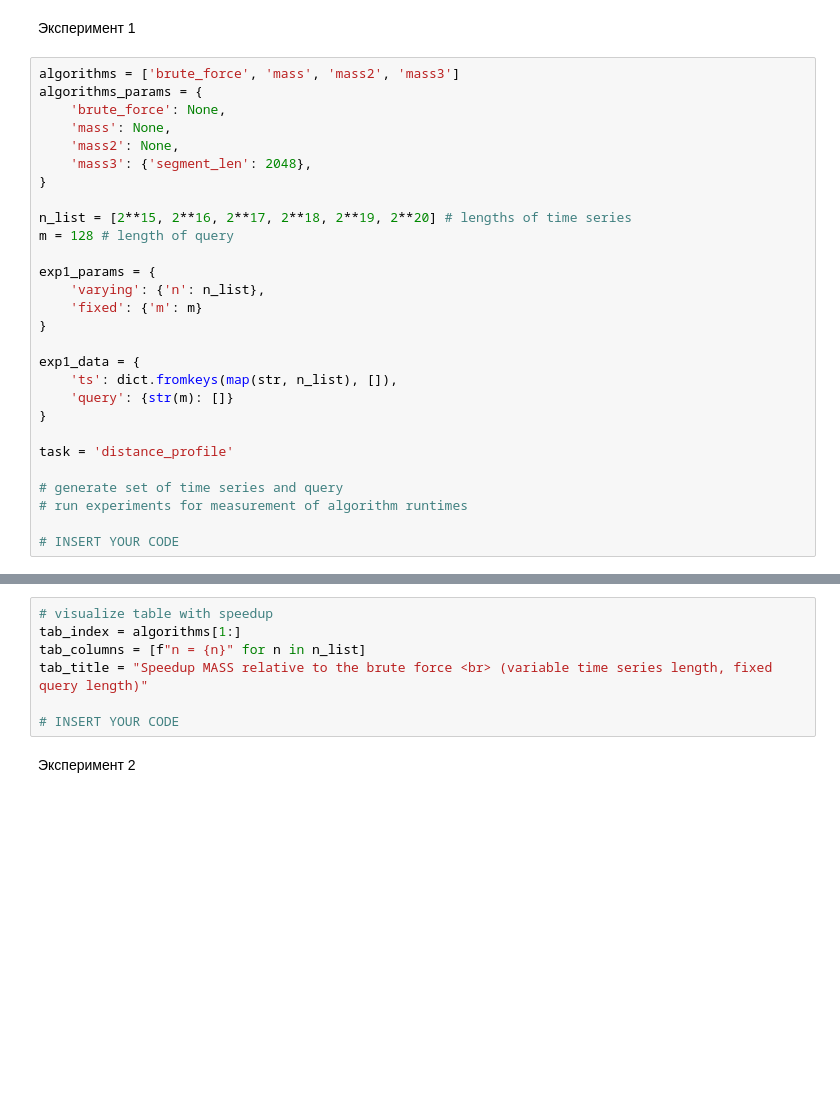
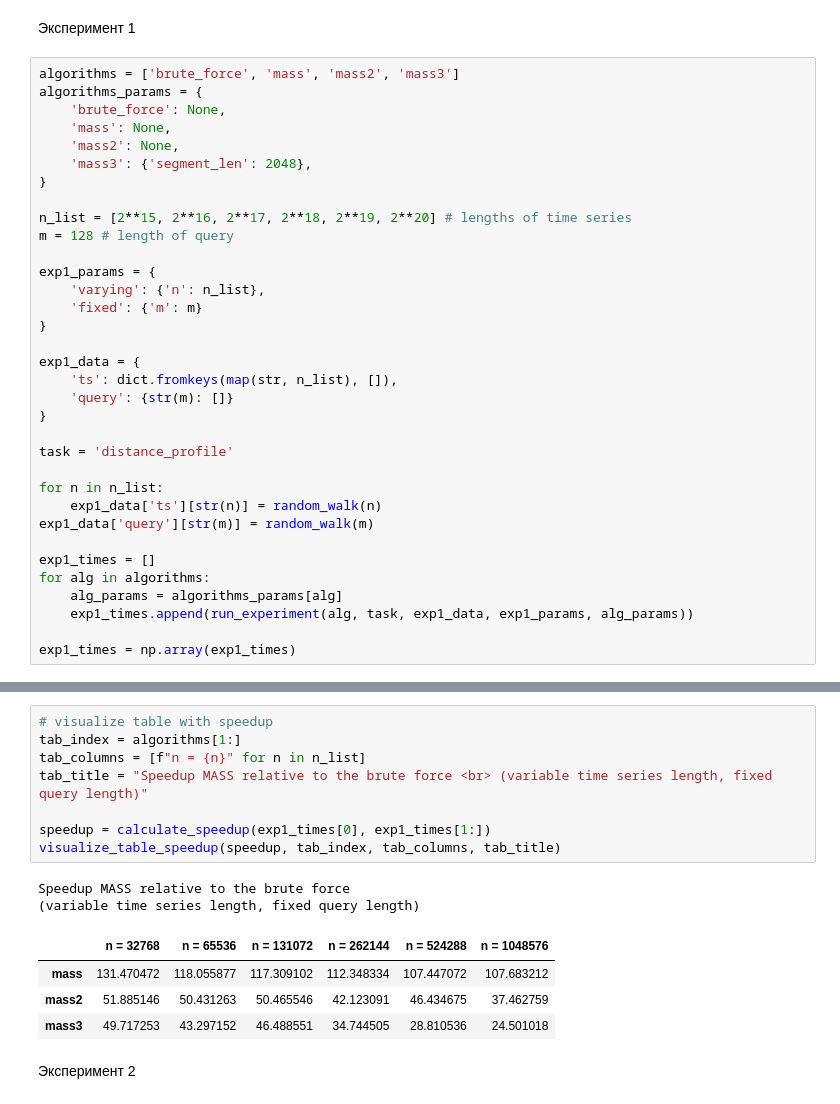
Before and after one commit to SconeScone/2026_Belonogova_TimeSeriesCourse, a Jupyter notebook: practice/02 Similarity search/02 Similarity search.ipynb, the cells around one changed output, grey strips where cells are left out. Drawn from its saved outputs; the diff is of its cells as text; blank space fills up the shorter version.

```diff
--- a/practice/02 Similarity search/02 Similarity search.ipynb
+++ b/practice/02 Similarity search/02 Similarity search.ipynb
@@ -155,7 +184,13 @@ exp1_data = {
 
 task = 'distance_profile'
 
-# generate set of time series and query
-# run experiments for measurement of algorithm runtimes
+for n in n_list:
+    exp1_data['ts'][str(n)] = random_walk(n)
+exp1_data['query'][str(m)] = random_walk(m)
 
-# INSERT YOUR CODE
+exp1_times = []
+for alg in algorithms:
+    alg_params = algorithms_params[alg]
+    exp1_times.append(run_experiment(alg, task, exp1_data, exp1_params, alg_params))
+
+exp1_times = np.array(exp1_times)
@@ -167,10 +202,18 @@ comparison_param = np.array(algorithms)
 # %%
 # visualize table with speedup
 tab_index = algorithms[1:]
 tab_columns = [f"n = {n}" for n in n_list]
 tab_title = "Speedup MASS relative to the brute force <br> (variable time series length, fixed query length)"
 
-# INSERT YOUR CODE
+speedup = calculate_speedup(exp1_times[0], exp1_times[1:])
+visualize_table_speedup(speedup, tab_index, tab_columns, tab_title)
+# %% [output]
+Speedup MASS relative to the brute force
+(variable time series length, fixed query length)
+|  | n = 32768 | n = 65536 | n = 131072 | n = 262144 | n = 524288 | n = 1048576 |
+| mass | 131.470472 | 118.055877 | 117.309102 | 112.348334 | 107.447072 | 107.683212 |
+| mass2 | 51.885146 | 50.431263 | 50.465546 | 42.123091 | 46.434675 | 37.462759 |
+| mass3 | 49.717253 | 43.297152 | 46.488551 | 34.744505 | 28.810536 | 24.501018 |
 # %% [markdown]
 Эксперимент 2
 # %%
```
Also changed, not shown: parts of 18 cells of this notebook, 3 other files.
